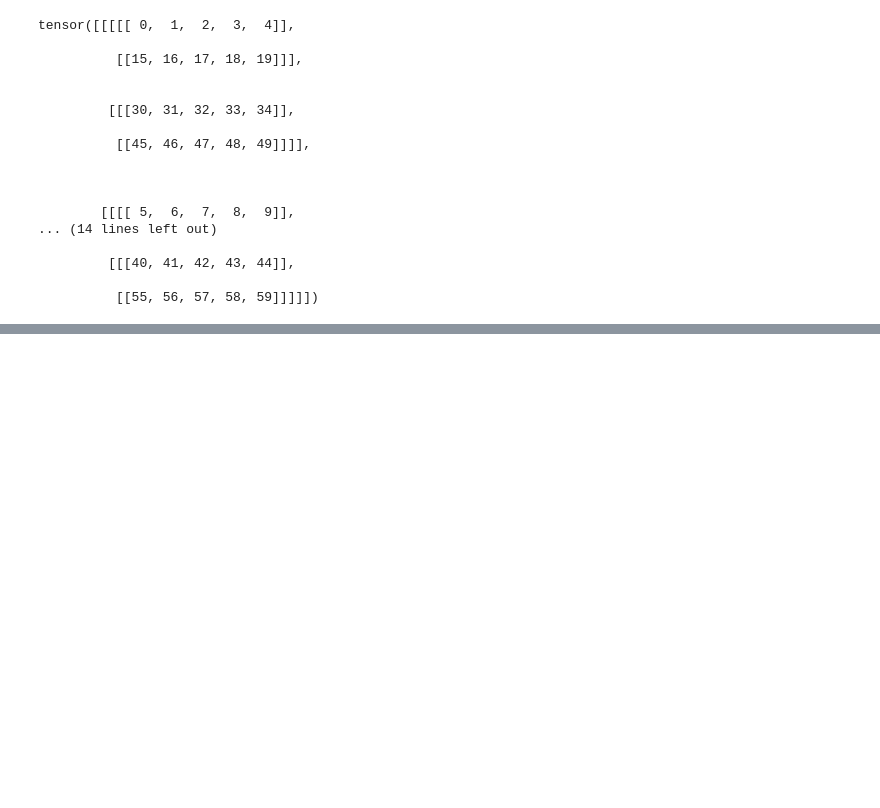
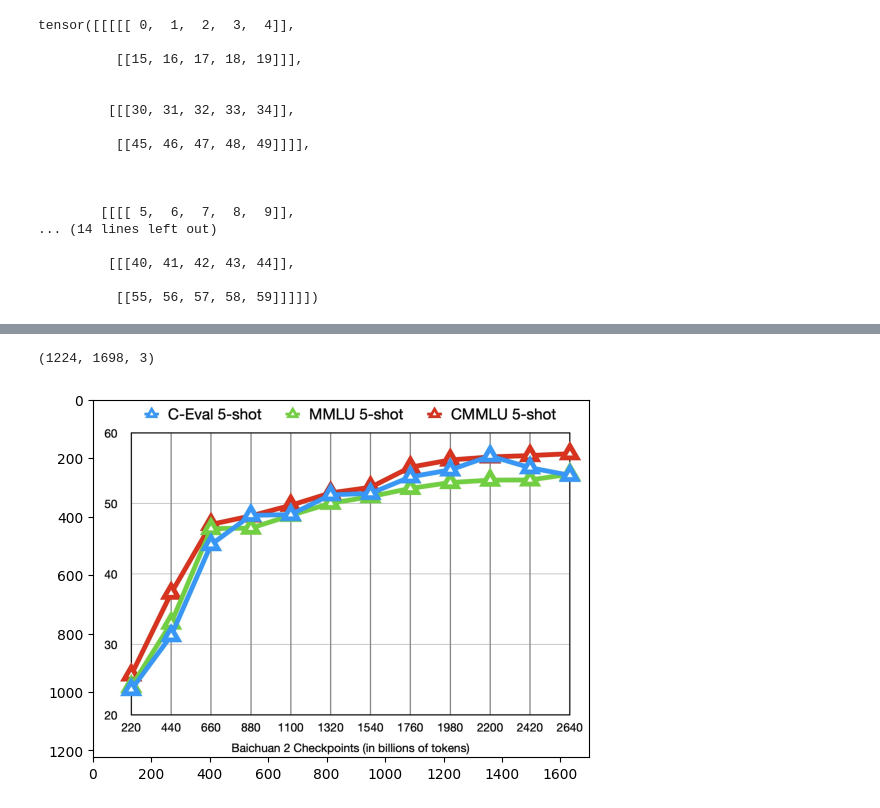
Before and after one commit to Aniwine/nlp, a Jupyter notebook: HuggingFace/Transfomers.ipynb, the cells around one changed output, grey strips where cells are left out. Saved outputs shown, nothing was run; the diff lists cells and outputs as text; code cells hidden in the pictures; blank space fills up the shorter version.

```diff
--- a/HuggingFace/Transfomers.ipynb
+++ b/HuggingFace/Transfomers.ipynb
@@ -431,0 +429,35 @@ tensor([[2, 3, 4, 5, 6, 7, 8, 9]])
+# %%
+import cv2
+import numpy as np
+def Contrast(img):
+    # 图像方差
+    std = np.sqrt(np.var(img))
+    if std <= 3:
+        p = 3.0
+    elif std <= 10:
+        p = (27 - 2 * std) / 7
+    else:
+        p = 1.0
+
+    In = img / 255.0
+    G = cv2.GaussianBlur(img, (5, 5), 0)
+
+    E = np.power(((G + 0.1) / (img + 0.1)), p)
+    S = np.power(In, E)
+
+    dst = np.uint8(S * 255.0)
+    return dst
+# %%
+"""PIL读取图片"""
+from PIL import Image
+import numpy as np
+import matplotlib.pyplot as plt
+path='/volume/nlp/Baichuan2_7B_base/checkpoints.jpeg'
+img=Image.open(path)
+img=np.array(img)
+print(img.shape)
+plt.imshow(Contrast(img))
+plt.show()
+# %% [output]
+(1224, 1698, 3)
+[figure, added]
```
Also changed, not shown: parts of 2 cells of this notebook.
